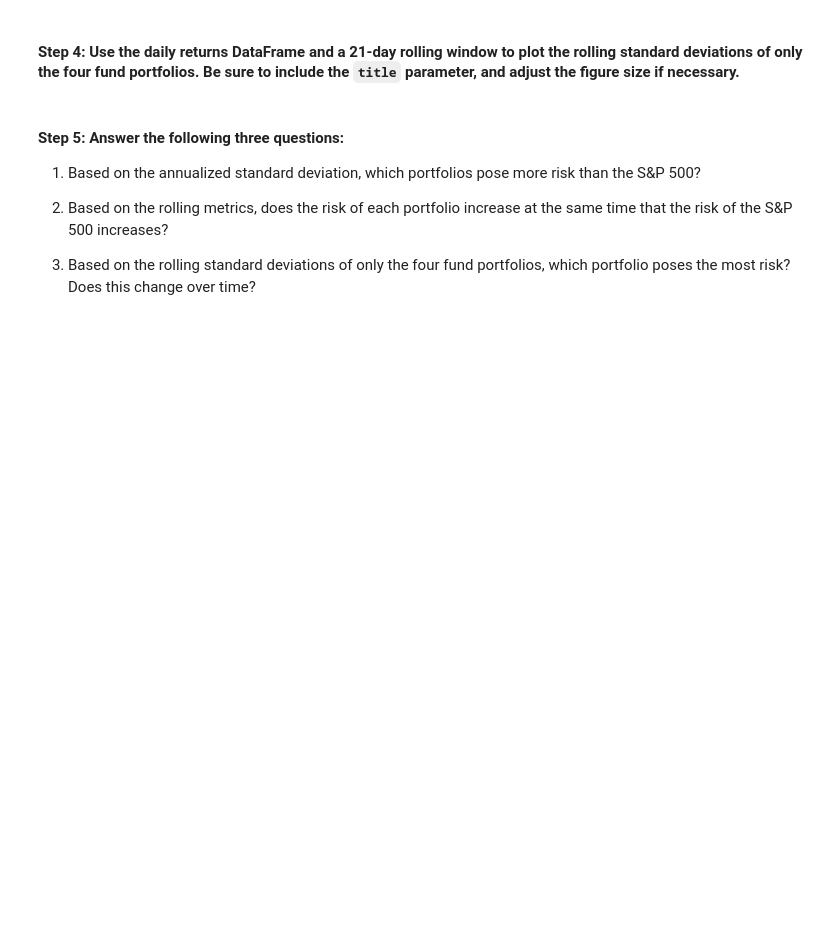
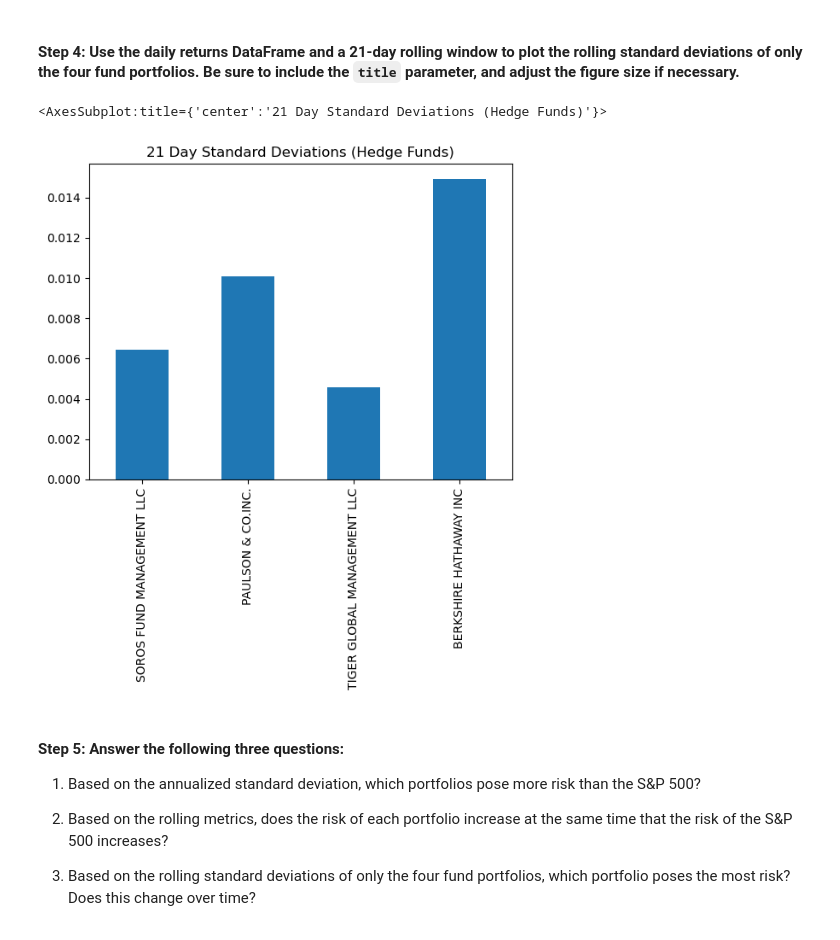
Before and after one commit to MLeGare29/RISK_RETURN_ANALYSIS, a Jupyter notebook: risk_return_analysis.ipynb, the cells around one changed output. Cells and saved outputs as stored; diff of their text form; code cells hidden in the pictures; blank space fills up the shorter version.

```diff
--- a/risk_return_analysis.ipynb
+++ b/risk_return_analysis.ipynb
@@ -260,7 +312,12 @@ Evaluate the risk profile of each portfolio by using the standard deviation and
 # %%
 # Using the daily return data and a 21-day rolling window, plot the rolling standard deviation of just the 4 portfolios.
 # Include a title parameter and adjust the figure size
-# YOUR CODE HERE
+hedge_fund_21_day_std = fund_portfolios_df.std() * np.sqrt(trading_days_2)
+
+hedge_fund_21_day_std.plot.bar(title='21 Day Standard Deviations (Hedge Funds)')
+# %% [output]
+<AxesSubplot:title={'center':'21 Day Standard Deviations (Hedge Funds)'}>
+[figure, added]
 # %% [markdown]
 #### Step 5: Answer the following three questions:
 
```
Also changed, not shown: parts of 12 cells of this notebook.
